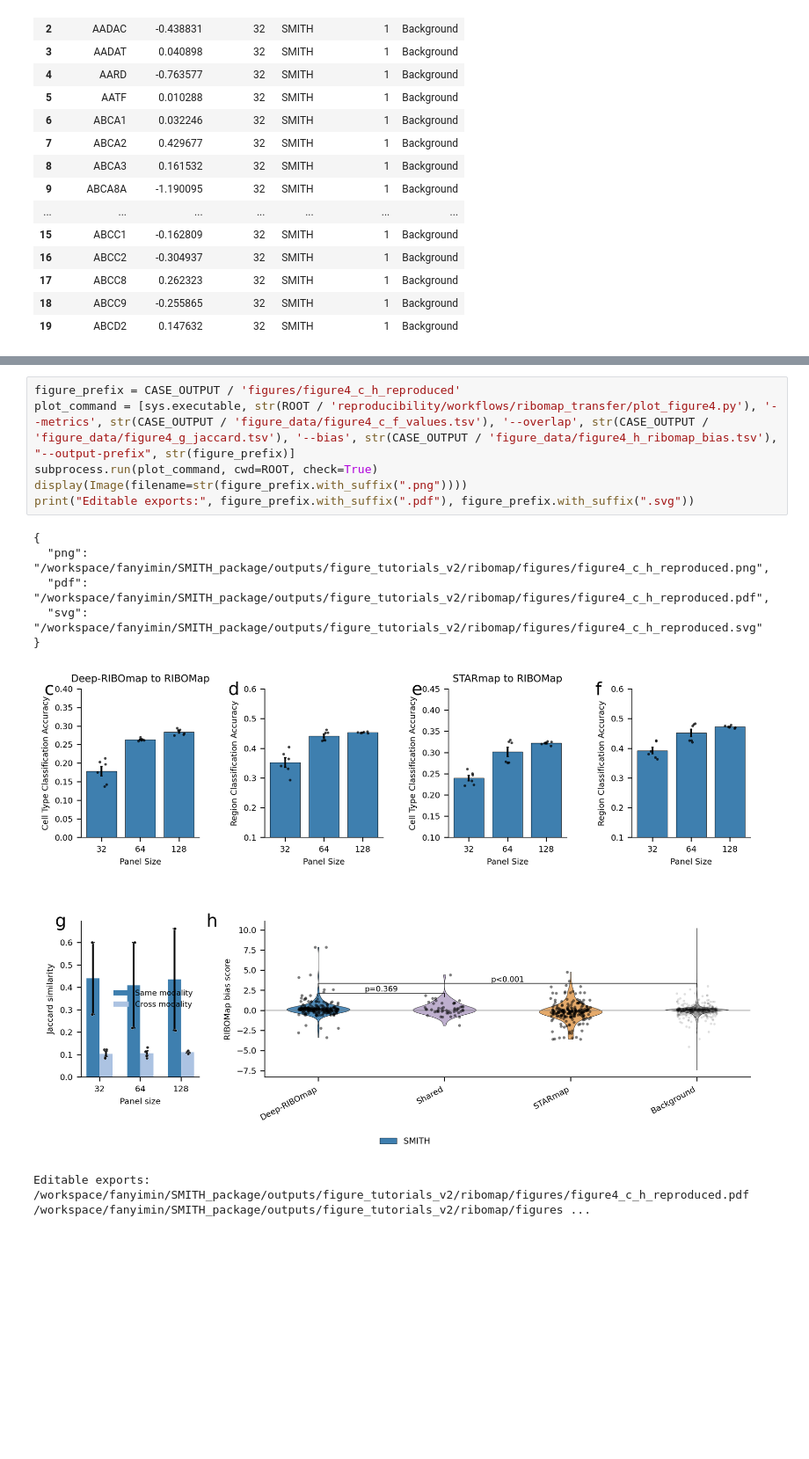
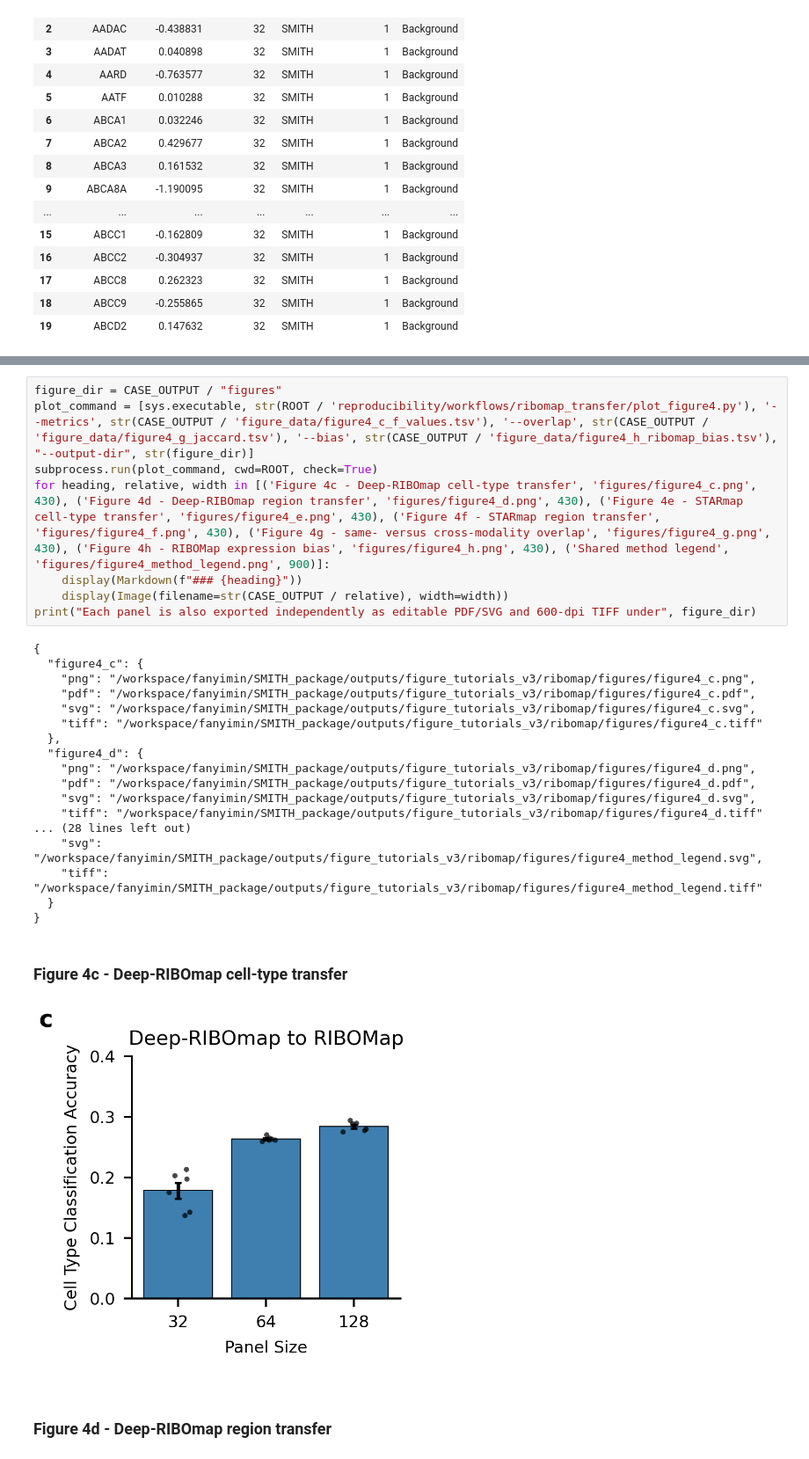
Before and after one commit to fym0503/SMITH, a Jupyter notebook: docs/source/tutorials/notebooks/ribomap_section/03_SMITH_RIBOMap_Transfer_executed.ipynb, the cells around one changed output, grey strips where cells are left out. Shown at 88% size. Saved outputs shown, nothing was run; the diff lists cells and outputs as text; blank space fills up the shorter version.

```diff
--- a/docs/source/tutorials/notebooks/ribomap_section/03_SMITH_RIBOMap_Transfer_executed.ipynb
+++ b/docs/source/tutorials/notebooks/ribomap_section/03_SMITH_RIBOMap_Transfer_executed.ipynb
@@ -129,14 +129,29 @@ The quick hosted run below has the manuscript axes and panel definitions, but on
-# %%
-figure_prefix = CASE_OUTPUT / 'figures/figure4_c_h_reproduced'
-plot_command = [sys.executable, str(ROOT / 'reproducibility/workflows/ribomap_transfer/plot_figure4.py'), '--metrics', str(CASE_OUTPUT / 'figure_data/figure4_c_f_values.tsv'), '--overlap', str(CASE_OUTPUT / 'figure_data/figure4_g_jaccard.tsv'), '--bias', str(CASE_OUTPUT / 'figure_data/figure4_h_ribomap_bias.tsv'), "--output-prefix", str(figure_prefix)]
-subprocess.run(plot_command, cwd=ROOT, check=True)
-display(Image(filename=str(figure_prefix.with_suffix(".png"))))
-print("Editable exports:", figure_prefix.with_suffix(".pdf"), figure_prefix.with_suffix(".svg"))
-# %% [output]
-{
-  "png": "/workspace/fanyimin/SMITH_package/outputs/figure_tutorials_v2/ribomap/figures/figure4_c_h_reproduced.png",
-  "pdf": "/workspace/fanyimin/SMITH_package/outputs/figure_tutorials_v2/ribomap/figures/figure4_c_h_reproduced.pdf",
-  "svg": "/workspace/fanyimin/SMITH_package/outputs/figure_tutorials_v2/ribomap/figures/figure4_c_h_reproduced.svg"
-}
-[figure, removed]
-Editable exports: /workspace/fanyimin/SMITH_package/outputs/figure_tutorials_v2/ribomap/figures/figure4_c_h_reproduced.pdf /workspace/fanyimin/SMITH_package/outputs/figure_tutorials_v2/ribomap/figures ...
+# %%
+figure_dir = CASE_OUTPUT / "figures"
+plot_command = [sys.executable, str(ROOT / 'reproducibility/workflows/ribomap_transfer/plot_figure4.py'), '--metrics', str(CASE_OUTPUT / 'figure_data/figure4_c_f_values.tsv'), '--overlap', str(CASE_OUTPUT / 'figure_data/figure4_g_jaccard.tsv'), '--bias', str(CASE_OUTPUT / 'figure_data/figure4_h_ribomap_bias.tsv'), "--output-dir", str(figure_dir)]
+subprocess.run(plot_command, cwd=ROOT, check=True)
+for heading, relative, width in [('Figure 4c - Deep-RIBOmap cell-type transfer', 'figures/figure4_c.png', 430), ('Figure 4d - Deep-RIBOmap region transfer', 'figures/figure4_d.png', 430), ('Figure 4e - STARmap cell-type transfer', 'figures/figure4_e.png', 430), ('Figure 4f - STARmap region transfer', 'figures/figure4_f.png', 430), ('Figure 4g - same- versus cross-modality overlap', 'figures/figure4_g.png', 430), ('Figure 4h - RIBOMap expression bias', 'figures/figure4_h.png', 430), ('Shared method legend', 'figures/figure4_method_legend.png', 900)]:
+    display(Markdown(f"### {heading}"))
+    display(Image(filename=str(CASE_OUTPUT / relative), width=width))
+print("Each panel is also exported independently as editable PDF/SVG and 600-dpi TIFF under", figure_dir)
+# %% [output]
+{
+  "figure4_c": {
+    "png": "/workspace/fanyimin/SMITH_package/outputs/figure_tutorials_v3/ribomap/figures/figure4_c.png",
+    "pdf": "/workspace/fanyimin/SMITH_package/outputs/figure_tutorials_v3/ribomap/figures/figure4_c.pdf",
+    "svg": "/workspace/fanyimin/SMITH_package/outputs/figure_tutorials_v3/ribomap/figures/figure4_c.svg",
+    "tiff": "/workspace/fanyimin/SMITH_package/outputs/figure_tutorials_v3/ribomap/figures/figure4_c.tiff"
+  },
+  "figure4_d": {
+    "png": "/workspace/fanyimin/SMITH_package/outputs/figure_tutorials_v3/ribomap/figures/figure4_d.png",
+    "pdf": "/workspace/fanyimin/SMITH_package/outputs/figure_tutorials_v3/ribomap/figures/figure4_d.pdf",
+    "svg": "/workspace/fanyimin/SMITH_package/outputs/figure_tutorials_v3/ribomap/figures/figure4_d.svg",
+    "tiff": "/workspace/fanyimin/SMITH_package/outputs/figure_tutorials_v3/ribomap/figures/figure4_d.tiff"
+... (28 lines left out)
+    "svg": "/workspace/fanyimin/SMITH_package/outputs/figure_tutorials_v3/ribomap/figures/figure4_method_legend.svg",
+    "tiff": "/workspace/fanyimin/SMITH_package/outputs/figure_tutorials_v3/ribomap/figures/figure4_method_legend.tiff"
+  }
+}
+### Figure 4c - Deep-RIBOmap cell-type transfer
+[figure, added]
+### Figure 4d - Deep-RIBOmap region transfer
```
Also changed, not shown: parts of 3 cells of this notebook, 20 other files.
